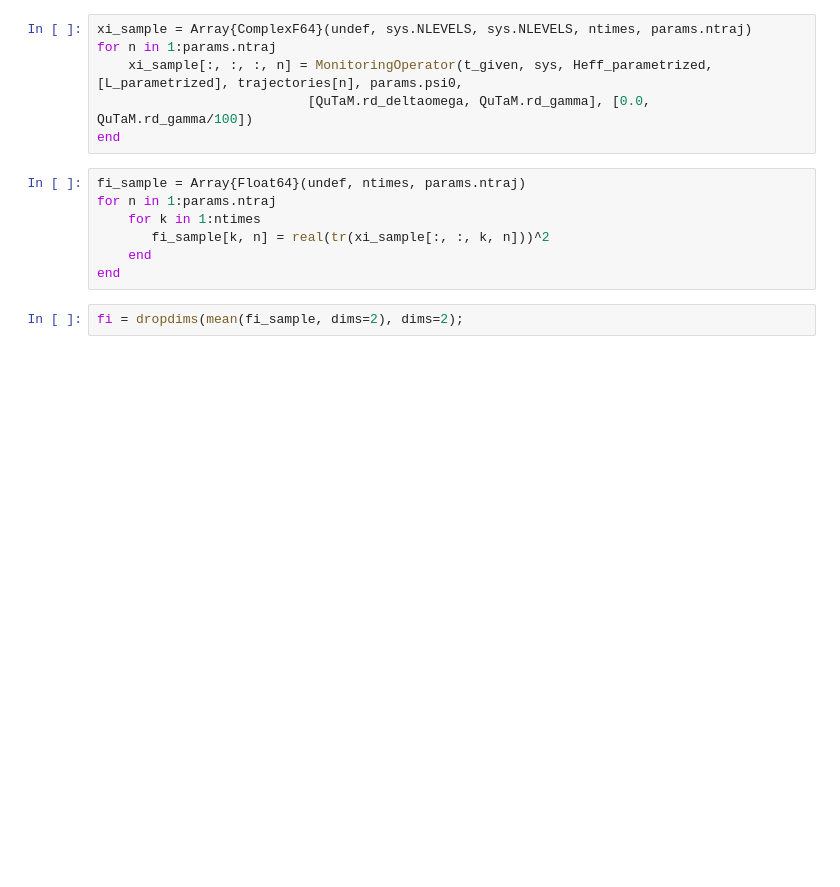
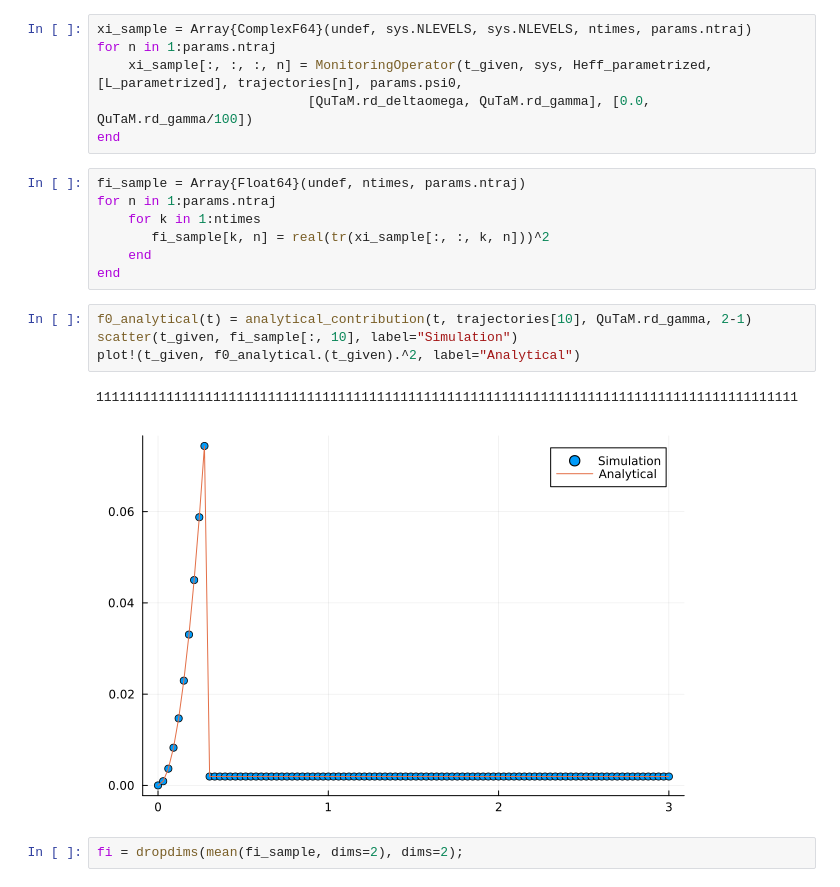
Before and after one commit to Ste1nb0cK/QuTaM.jl, a Jupyter notebook: notebooks/Monitoring.ipynb, the cells around one changed output. Cells and saved outputs as stored; diff of their text form; blank space fills up the shorter version.

```diff
--- a/notebooks/Monitoring.ipynb
+++ b/notebooks/Monitoring.ipynb
@@ -241,6 +241,13 @@ for n in 1:params.ntraj
        fi_sample[k, n] = real(tr(xi_sample[:, :, k, n]))^2
     end
 end
+# %%
+f0_analytical(t) = analytical_contribution(t, trajectories[10], QuTaM.rd_gamma, 2-1)
+scatter(t_given, fi_sample[:, 10], label="Simulation")
+plot!(t_given, f0_analytical.(t_given).^2, label="Analytical")
+# %% [output]
+111111111111111111111111111111111111111111111111111111111111111111111111111111111111111111
+[figure, added]
 # %%
 fi = dropdims(mean(fi_sample, dims=2), dims=2);
 # %%
```
Also changed, not shown: parts of 27 cells of this notebook, 2 other files.
